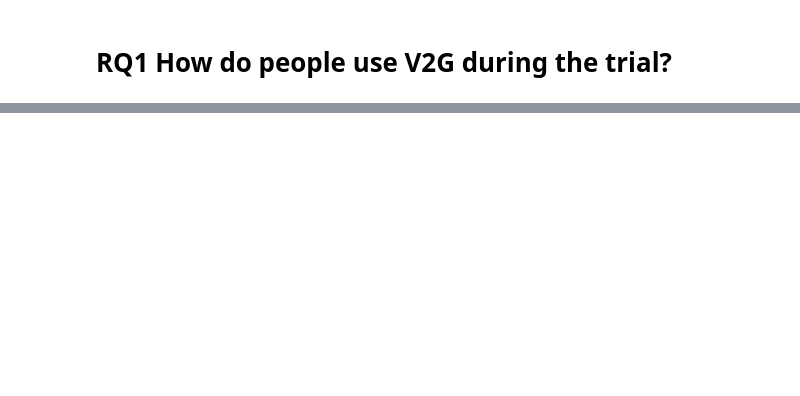
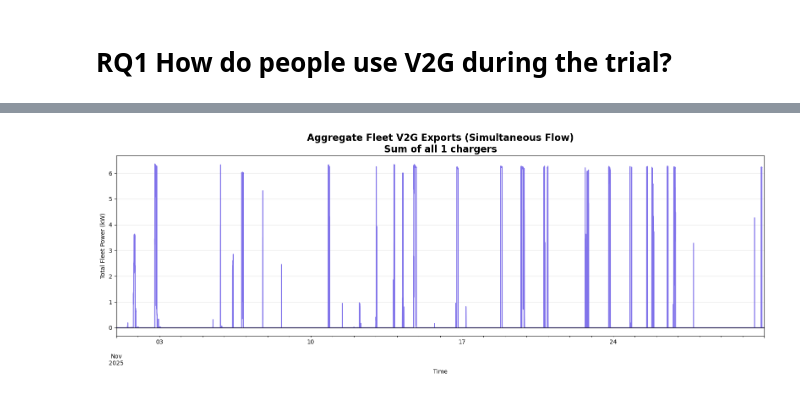
Before and after one commit to bernardomendonca/v2g-2026-trial, a Jupyter notebook: load.ipynb, the cells around one changed output, grey strips where cells are left out. Saved outputs shown, nothing was run; the diff lists cells and outputs as text; code cells hidden in the pictures; blank space fills up the shorter version.

```diff
--- a/load.ipynb
+++ b/load.ipynb
@@ -122,0 +164,18 @@ plt.show()
+# %%
+# Calculate the SUM (Total Grid Impact) across the fleet for every minute
+fleet_total_v2g = df.groupby(df.index)['v2g_kw'].sum()
+
+# --- FIGURE 4: AGGREGATE GRID IMPACT (TOTAL FLEET KW) ---
+# This shows the 'Virtual Power Plant' view
+plt.figure(figsize=(16, 6))
+fleet_total_v2g.plot(color='#6c5ce7', alpha=0.8)
+plt.axhline(0, color='black', linewidth=1)
+plt.fill_between(fleet_total_v2g.index, 0, fleet_total_v2g, color='#6c5ce7', alpha=0.2)
+plt.title(f"Aggregate Fleet V2G Exports (Simultaneous Flow)\nSum of all {df['systemId'].nunique()} chargers", fontsize=16, fontweight='bold')
+plt.ylabel("Total Fleet Power (kW)")
+plt.xlabel("Time")
+plt.grid(True, alpha=0.3)
+plt.tight_layout()
+plt.show()
+# %% [output]
+[figure, added]
```
Also changed, not shown: parts of 24 cells of this notebook.
